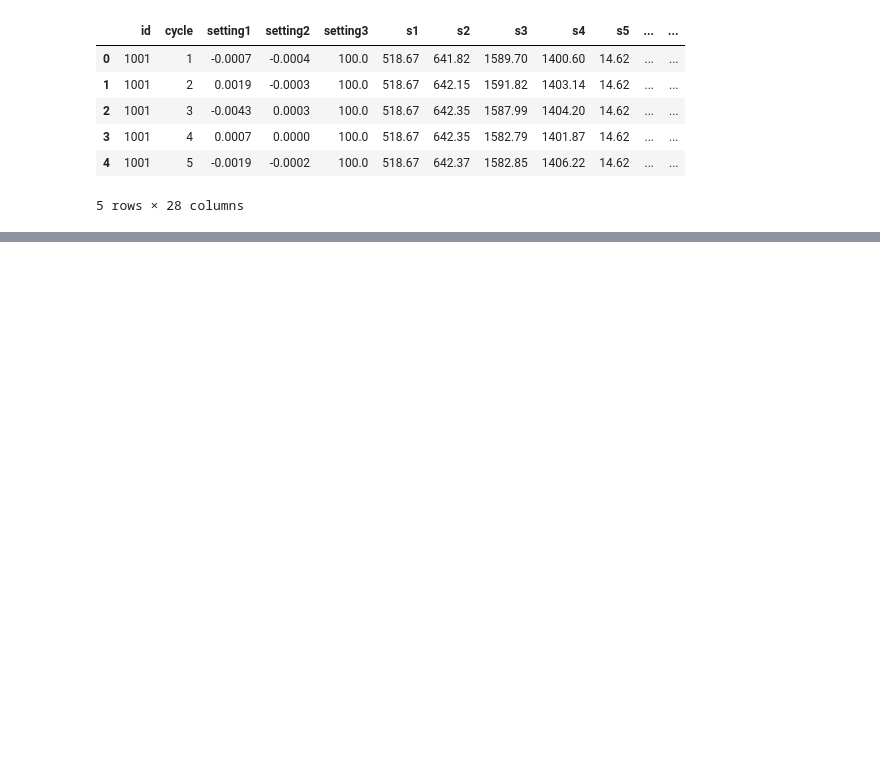
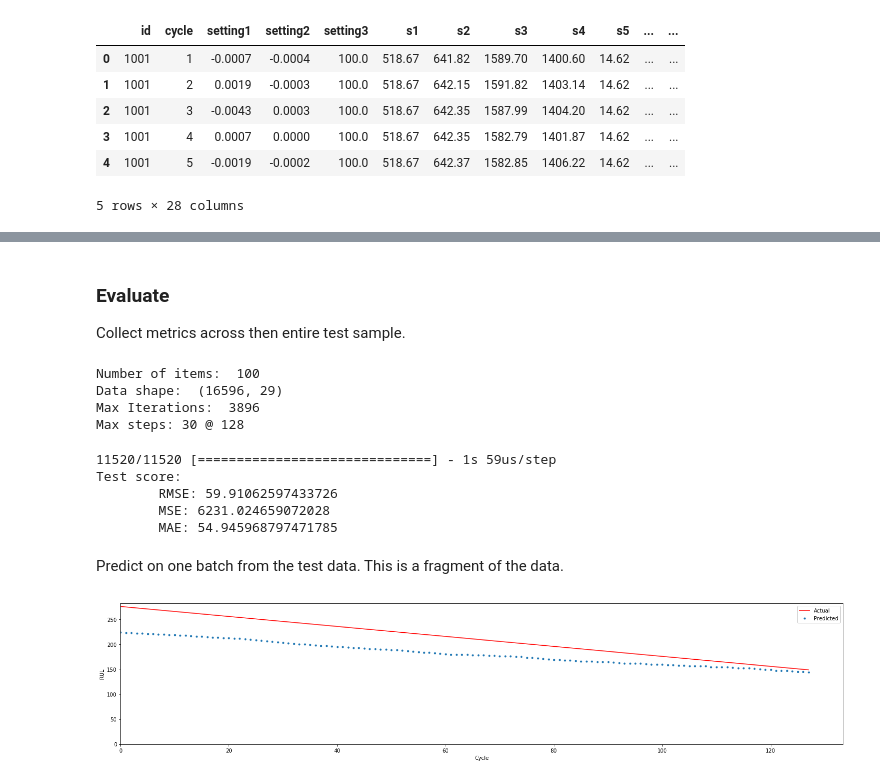
Before and after one commit to sabderra/predictive-maintenance-lstm, a Jupyter notebook: train.ipynb, the cells around one changed output, grey strips where cells are left out. Saved outputs shown, nothing was run; the diff lists cells and outputs as text; code cells hidden in the pictures; blank space fills up the shorter version.

```diff
--- a/train.ipynb
+++ b/train.ipynb
@@ -771,0 +560,10 @@ This tutorial covers the basics of using deep learning in predictive maintenance
+# %%
+
+test_df['cycle_norm'] = test_df['cycle']
+
+norm_test_df = pd.DataFrame(pipeline.transform(test_df[cols_transform]),
+                            columns=cols_transform,
+                            index=test_df.index)
+test_join_df = test_df[test_df.columns.difference(cols_transform)].join(norm_test_df)
+test_df = test_join_df.reindex(columns = test_df.columns)
+test_df = test_df.reset_index(drop=True)
@@ -771,0 +593,6 @@ This tutorial covers the basics of using deep learning in predictive maintenance
+# %%
+print("Loading model: ", checkpoint_path)
+custom_objects={'rmse':rmse}
+inf_model = load_model(checkpoint_path, custom_objects=custom_objects)
+
+inf_model.summary()
@@ -771,0 +616,63 @@ This tutorial covers the basics of using deep learning in predictive maintenance
+# %% [markdown]
+### Evaluate
+
+Collect metrics across then entire test sample.
+# %%
+
+test_data_generator = TSDataGenerator(test_df,
+                                      feature_cols,
+                                      label_cols,
+                                      batch_size=batch_size,
+                                      num_steps=sequence_length,
+                                      loop=False)
+
+X = []
+y = []
+for p in tqdm(test_data_generator.generate()):
+    X.append(p[0])
+    y.append(p[1])
+
+test_X = np.vstack(X)
+test_y = np.vstack(y)
+
+test_data_generator.print_summary()
+# %% [output]
+Number of items:  100
+Data shape:  (16596, 29)
+Max Iterations:  3896
+Max steps: 30 @ 128
+# %%
+# Evaluation metrics are RMSE, MSE, MAE
+score = inf_model.evaluate(test_X, test_y, verbose=1, batch_size=batch_size)
+print('Test score:\n\tRMSE: {}\n\tMSE: {}\n\tMAE: {}'.format(*score))
+# %% [output]
+11520/11520 [==============================] - 1s 59us/step
+Test score:
+        RMSE: 59.91062597433726
+        MSE: 6231.024659072028
+        MAE: 54.945968797471785
+# %% [markdown]
+Predict on one batch from the test data. This is a fragment of the data.
+# %%
+test_data_generator = TSDataGenerator(test_df, feature_cols, label_cols, batch_size=batch_size, num_steps=sequence_length, loop=False)
+
+g = test_data_generator.generate()
+test_X, test_y = next(g)
+y_pred_array = inf_model.predict_on_batch(test_X)
+# %%
+def plot_prediction(rul_actual, rul_predicted):
+    fig = plt.figure(figsize=(25,5))
+    cycles = np.arange(len(rul_actual))
+    plt.scatter(cycles, rul_predicted, marker='.', label="Predicted")
+    plt.plot(cycles, rul_actual, 'r', label="Actual")
+    plt.xlabel("Cycle")
+    plt.xlim(0)
+    plt.ylabel("RUL")
+    plt.ylim(0)
+
+    plt.legend()
+    plt.show()
+# %%
+plot_prediction(test_y, y_pred_array)
+# %% [output]
+[figure, added]
```
Also changed, not shown: parts of 117 cells of this notebook.
